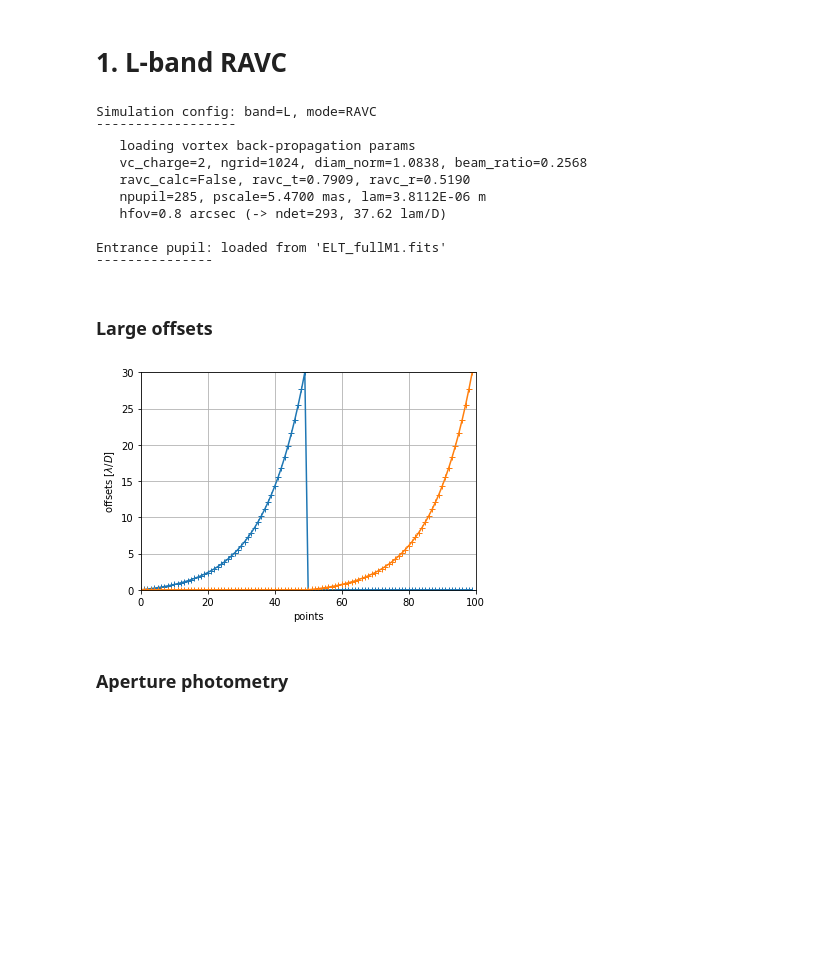
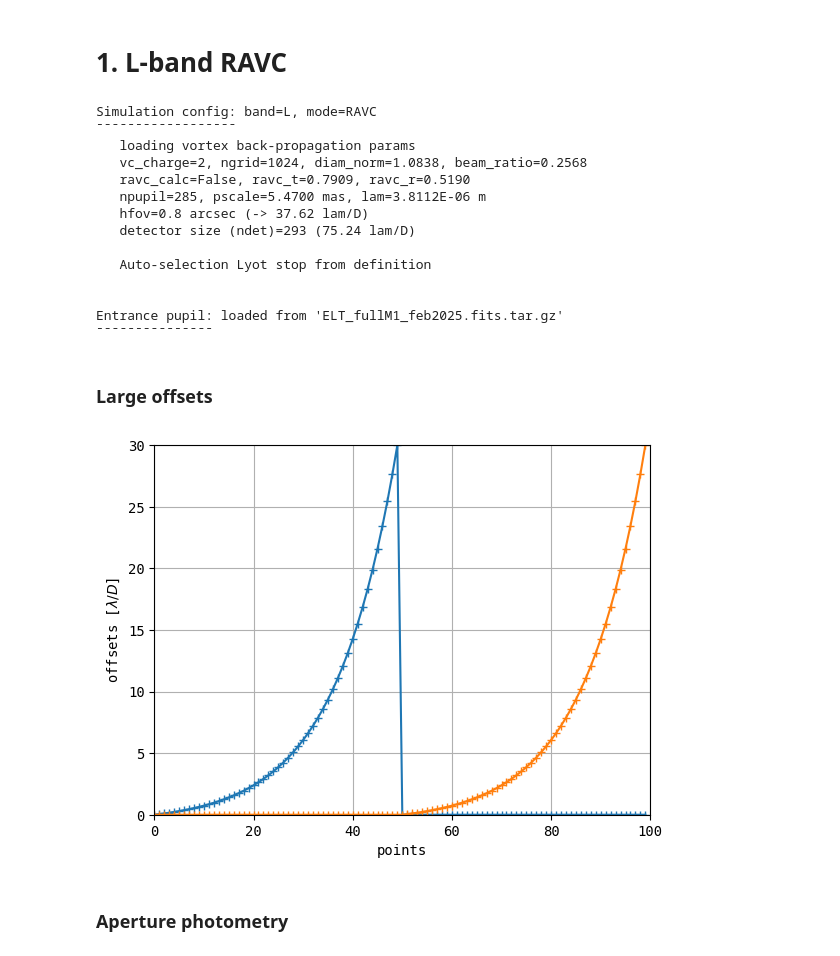
Before and after one commit to vortex-exoplanet/HEEPS, a Jupyter notebook: notebooks/hci_modes/offaxis_trans.ipynb, the cells around one changed output. Drawn from its saved outputs; the diff is of its cells as text; code cells hidden in the pictures; blank space fills up the shorter version.

```diff
--- a/notebooks/hci_modes/offaxis_trans.ipynb
+++ b/notebooks/hci_modes/offaxis_trans.ipynb
@@ -90,10 +95,12 @@ offmax = 30
 npts = 50
 # initialize conf
 conf = dict(
-    dir_output = 'OAT',
-    f_pupil = 'pupil/ELT_fullM1.fits',
-    ls_ext_circ = False,
-    ls_int_circ = False,
+    # dir_output = 'OAT',
+    dir_current = '$HOME/heeps_metis',
+    dir_output='/home/gorban/heeps_metis/output_files_gox/OAT/',
+    # f_pupil = 'pupil/ELT_fullM1.fits',
+    # ls_ext_circ = False,
+    # ls_int_circ = False,
     ravc_calc = False,
     add_phase = False,
     add_point_err = True,
@@ -107,9 +114,9 @@ conf.update(
     band = 'L',
     mode = 'RAVC',
     hfov = 0.8,
-    ls_dRext = 0.0477,
-    ls_dRint = 0.02,
-    ls_dRspi = 0.0249,
+    # ls_dRext = 0.0477,
+    # ls_dRint = 0.02,
+    # ls_dRspi = 0.0249,
 )
 conf = heeps.config.update_config(saveconf=True, verbose=True, **conf)
 wf = heeps.pupil.pupil(savefits=True, verbose=True, **conf)
@@ -120,32 +127,43 @@ Simulation config: band=L, mode=RAVC
    vc_charge=2, ngrid=1024, diam_norm=1.0838, beam_ratio=0.2568
    ravc_calc=False, ravc_t=0.7909, ravc_r=0.5190
    npupil=285, pscale=5.4700 mas, lam=3.8112E-06 m
-   hfov=0.8 arcsec (-> ndet=293, 37.62 lam/D)
+   hfov=0.8 arcsec (-> 37.62 lam/D)
+   detector size (ndet)=293 (75.24 lam/D)
 
-Entrance pupil: loaded from 'ELT_fullM1.fits'
+   Auto-selection Lyot stop from definition
+
+
+Entrance pupil: loaded from 'ELT_fullM1_feb2025.fits.tar.gz'
 ‾‾‾‾‾‾‾‾‾‾‾‾‾‾‾
 # %% [markdown]
 ### Large offsets
 # %%
 lamD = get_lamD_mas(**conf)
 xymax = min(conf['hfov']*1e3/lamD, offmax)
 logb = 0.02*xymax
 xy = np.logspace(np.log10(logb), np.log10(xymax + logb), npts) - logb
 xy = np.float32([(x,0) for x in xy] + [(0,y) for y in xy])
 xy_mas = xy*lamD
 xy_pix = xy_mas/conf['pscale']
+
+# The offset is injected via tip-tilt mode
+# Those proper tip-tilt modes are normalized over a circular (and not annular) pupil of size pupil_img_size
+# To obtain an effective offset, we need to scale by the effective aperture size
+# A good proxy for this factor is the ratio between the nominal and extended diameters
+xy_pix *= conf['diam_ext']/conf['diam_nominal']
 
 conf['f_point_err'] = os.path.join(conf['dir_output'], 'oat_%s_%s.fits'%(conf['band'], conf['mode']))
 fits.writeto(conf['f_point_err'], xy_mas, overwrite=True)
 
 plt.plot(xy, '-+')
 plt.xlim(0, len(xy))
 plt.ylim(0, xymax)
 plt.xlabel('points')
 plt.ylabel('offsets [$\lambda/D$]')
 plt.grid(True), plt.grid(which='minor', linestyle=':');
+plt.show()
 # %% [output]
-[figure, old version]
+[figure, new version]
 # %% [markdown]
 ### Aperture photometry
 # %%
```
Also changed, not shown: parts of 19 cells of this notebook, 8 other files.
